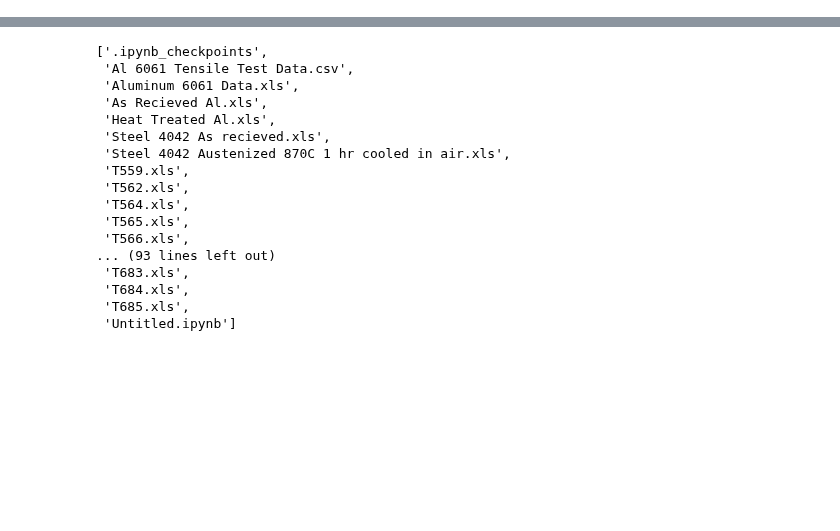
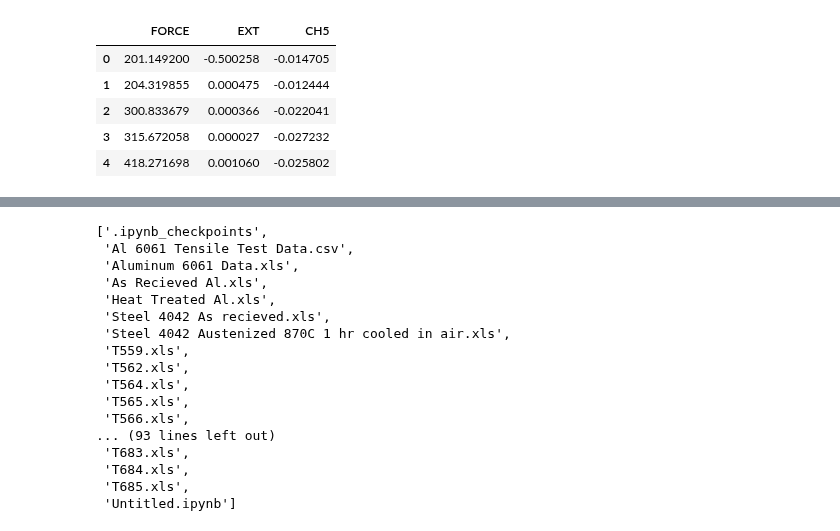
Before and after one commit to ProfessorKazarinoff/staticsite, a Jupyter notebook: output/code/tensiletest/change_xls_to_csv.ipynb, the cells around one changed output, grey strips where cells are left out. Drawn from its saved outputs; the diff is of its cells as text; code cells hidden in the pictures; blank space fills up the shorter version.

```diff
--- a/output/code/tensiletest/change_xls_to_csv.ipynb
+++ b/output/code/tensiletest/change_xls_to_csv.ipynb
@@ -48,0 +51,4 @@ WARNING *** OLE2 inconsistency: SSCS size is 0 but SSAT size is non-zero
+# %%
+df = pd.read_excel('T574.xls', usecols=[4,5,6])
+df.head()
+# %% [output]
@@ -48,0 +56,6 @@ WARNING *** OLE2 inconsistency: SSCS size is 0 but SSAT size is non-zero
+|  | FORCE | EXT | CH5 |
+| 0 | 201.149200 | -0.500258 | -0.014705 |
+| 1 | 204.319855 | 0.000475 | -0.012444 |
+| 2 | 300.833679 | 0.000366 | -0.022041 |
+| 3 | 315.672058 | 0.000027 | -0.027232 |
+| 4 | 418.271698 | 0.001060 | -0.025802 |
```
Also changed, not shown: parts of 9 cells of this notebook, 15 other files.
